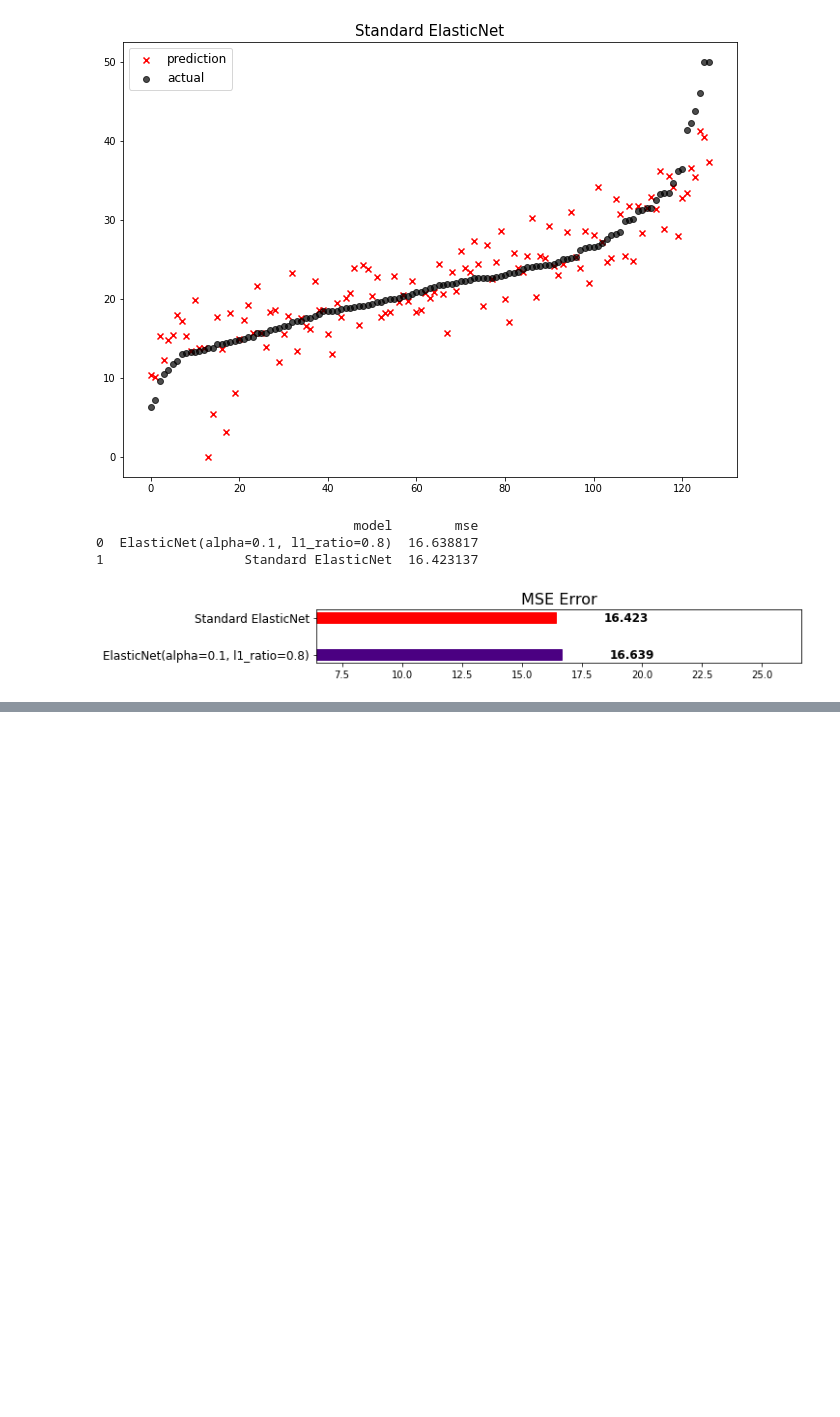
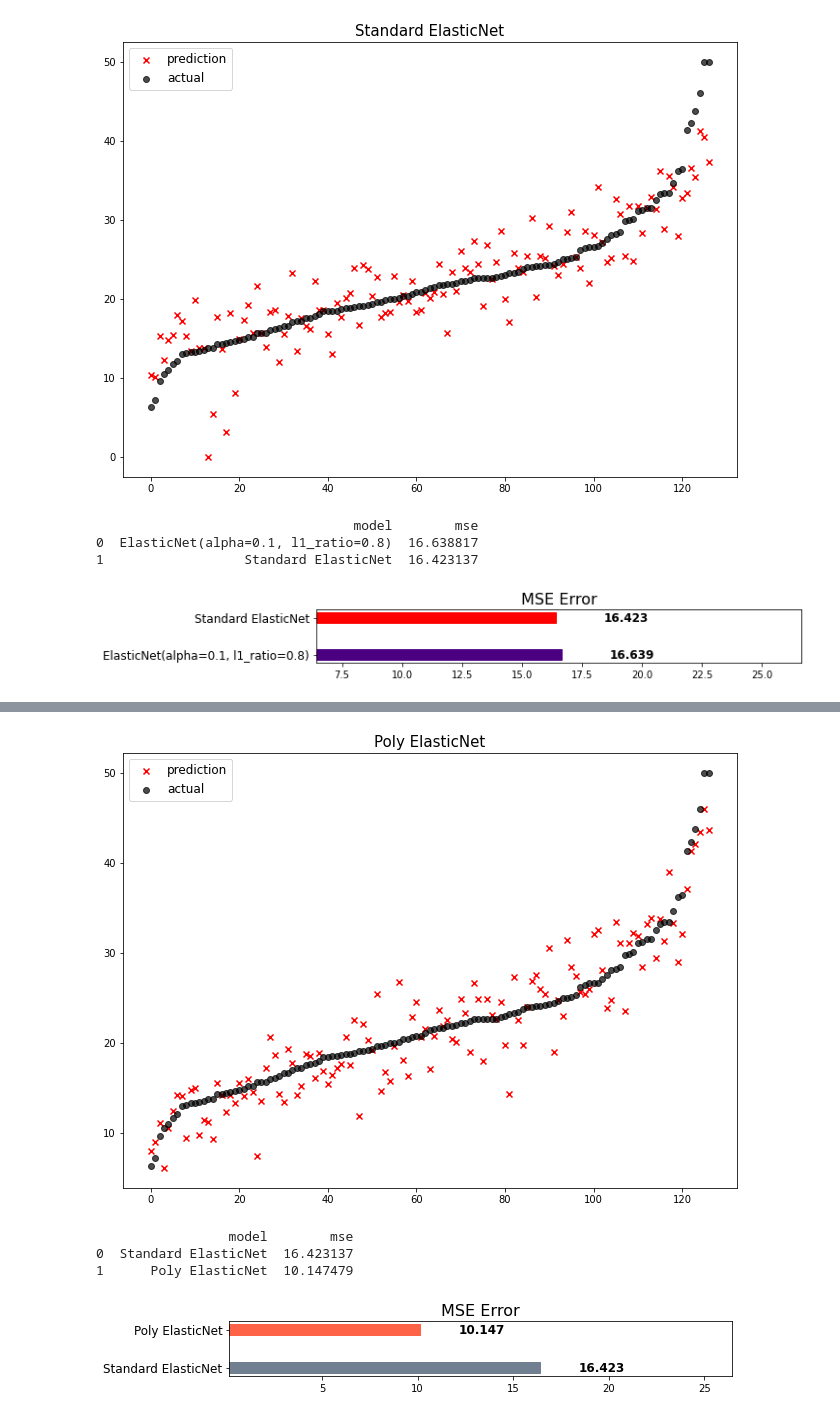
Before and after one commit to skdding3/Code-Practice, a Jupyter notebook: Ensemble.ipynb, the cells around one changed output, grey strips where cells are left out. Saved outputs shown, nothing was run; the diff lists cells and outputs as text; code cells hidden in the pictures; blank space fills up the shorter version.

```diff
--- a/Ensemble.ipynb
+++ b/Ensemble.ipynb
@@ -74,0 +88,14 @@ mse_eval('Standard ElasticNet', elasticnet_pred, y_test)
+# %%
+poly_pipeline = make_pipeline(
+    PolynomialFeatures(degree=2, include_bias=False),
+    ElasticNet(alpha=0.1, l1_ratio=0.2)
+)
+poly_pipeline.fit(x_train, y_train)
+poly_pred = poly_pipeline.predict(x_test)
+mse_eval('Poly ElasticNet', poly_pred, y_test)
+# %% [output]
+[figure, added]
+                 model        mse
+0  Standard ElasticNet  16.423137
+1      Poly ElasticNet  10.147479
+[figure, added]
```
Also changed, not shown: parts of 1 cell of this notebook.
